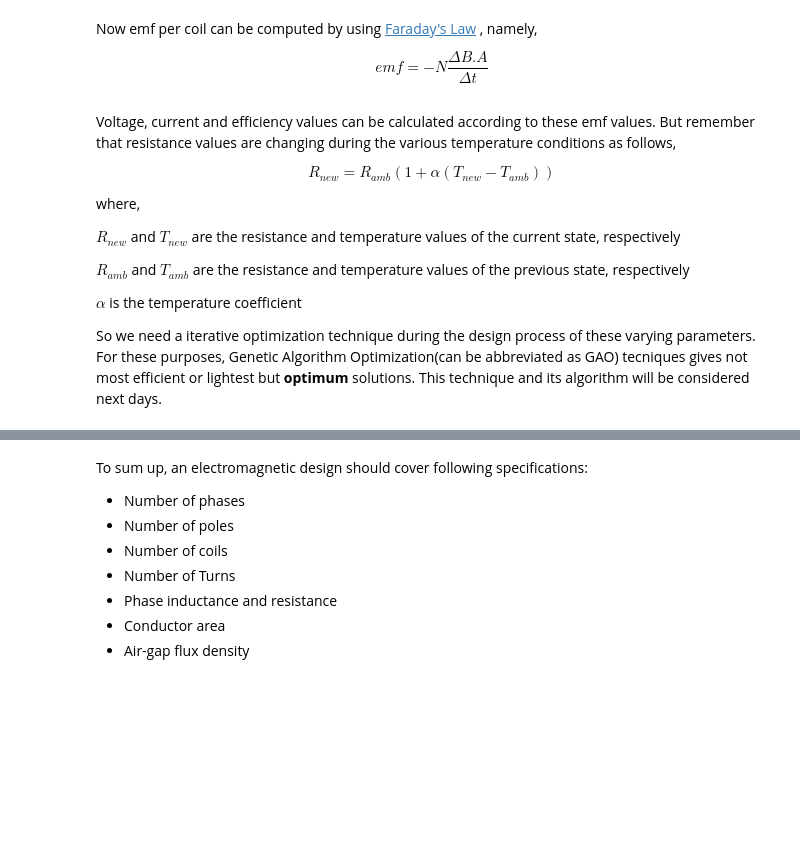
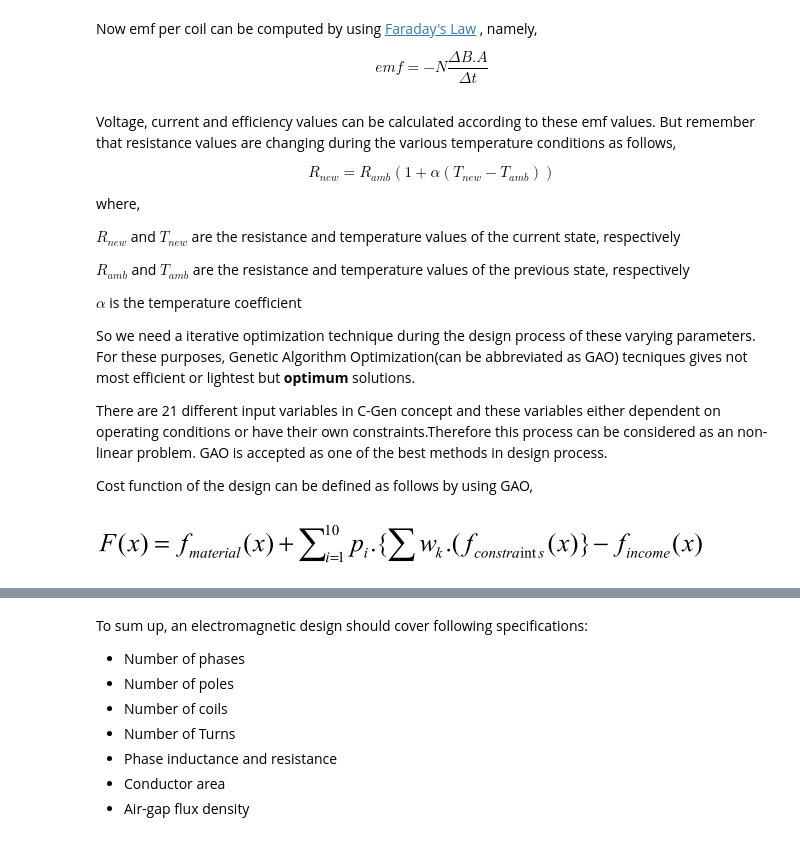
Before and after one commit to aydinbaskaya/MS_Thesis, a Jupyter notebook: Modular Generators/Documents/Direct-drive wind turbines .ipynb, the cells around one changed output, grey strips where cells are left out. Cells and saved outputs as stored; diff of their text form; code cells hidden in the pictures; blank space fills up the shorter version.

```diff
--- a/Modular Generators/Documents/Direct-drive wind turbines .ipynb
+++ b/Modular Generators/Documents/Direct-drive wind turbines .ipynb
@@ -217,4 +217,13 @@ $R_{amb}$ and $T_{amb}$ are the resistance and temperature values of the previou
 $\alpha$ is the temperature coefficient
 
 
-So we need a iterative optimization technique during the design process of these varying parameters. For these purposes, Genetic Algorithm Optimization(can be abbreviated as GAO) tecniques gives not most efficient or lightest but **optimum** solutions. This technique and its algorithm will be considered next days.
+So we need a iterative optimization technique during the design process of these varying parameters. For these purposes, Genetic Algorithm Optimization(can be abbreviated as GAO) tecniques gives not most efficient or lightest but **optimum** solutions.
+
+There are 21 different input variables in C-Gen concept and these variables either dependent on operating conditions or have their own constraints.Therefore this process can be considered as an non-linear problem. GAO is accepted as one of the best methods in design process.
+
+Cost function of the design can be defined as follows by using GAO,
+# %%
+from IPython.display import Image
+Image(filename='opt.png')
+# %% [output]
+[figure, added]
```
Also changed, not shown: parts of 1 cell of this notebook.
